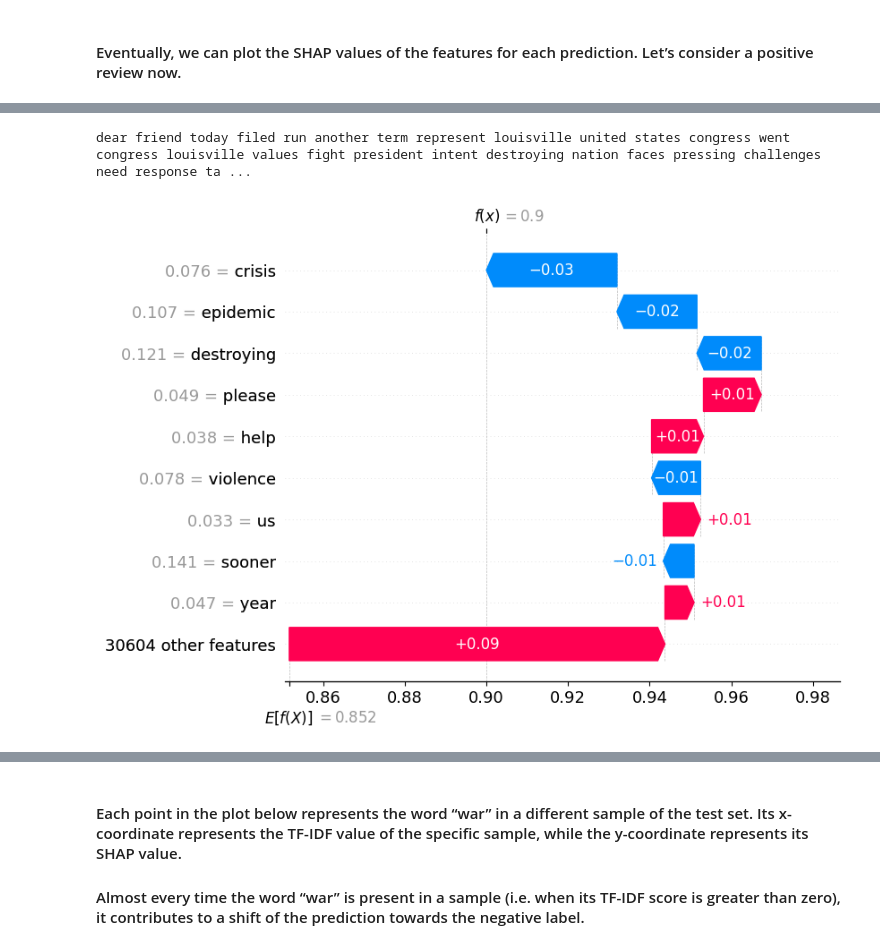
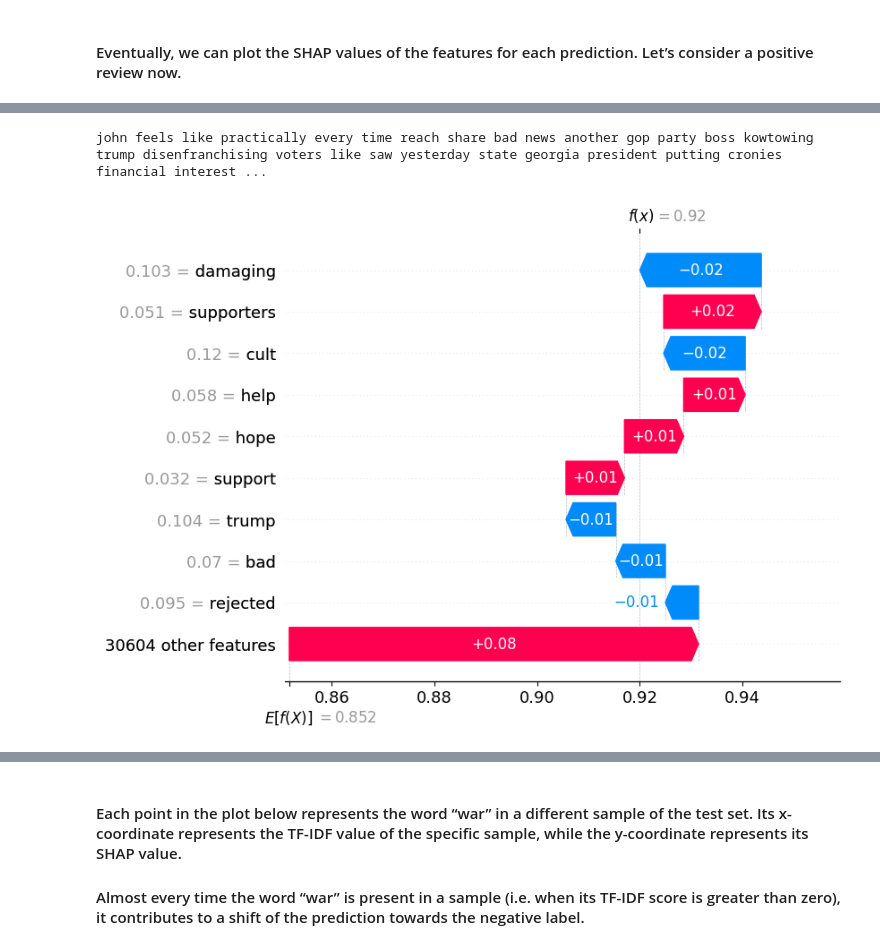
Before and after one commit to statzenthusiast921/political-emails-analysis, a Jupyter notebook: main/notebooks/Interpretable ML with Shapely 12.5.22.ipynb, the cells around one changed output, grey strips where cells are left out. Cells and saved outputs as stored; diff of their text form; code cells hidden in the pictures.

```diff
--- a/main/notebooks/Interpretable ML with Shapely 12.5.22.ipynb
+++ b/main/notebooks/Interpretable ML with Shapely 12.5.22.ipynb
@@ -113,10 +133,11 @@ capitalism newsthis past week capitalism magazine abortion rights pro life leona
 # %%
+#Positive Democratic Email
 shap.initjs()
 
-ind = 2
+ind = 16
 print(X_test[ind])
 shap.plots.waterfall(shap_values[ind,:,1])
 # %% [output]
 [interactive output not drawn]
-dear friend today filed run another term represent louisville united states congress went congress louisville values fight president intent destroying nation faces pressing challenges need response ta ...
+john feels like practically every time reach share bad news another gop party boss kowtowing trump disenfranchising voters like saw yesterday state georgia president putting cronies financial interest ...
-[figure, old version]
+[figure, new version]
```
Also changed, not shown: parts of 8 cells of this notebook.
